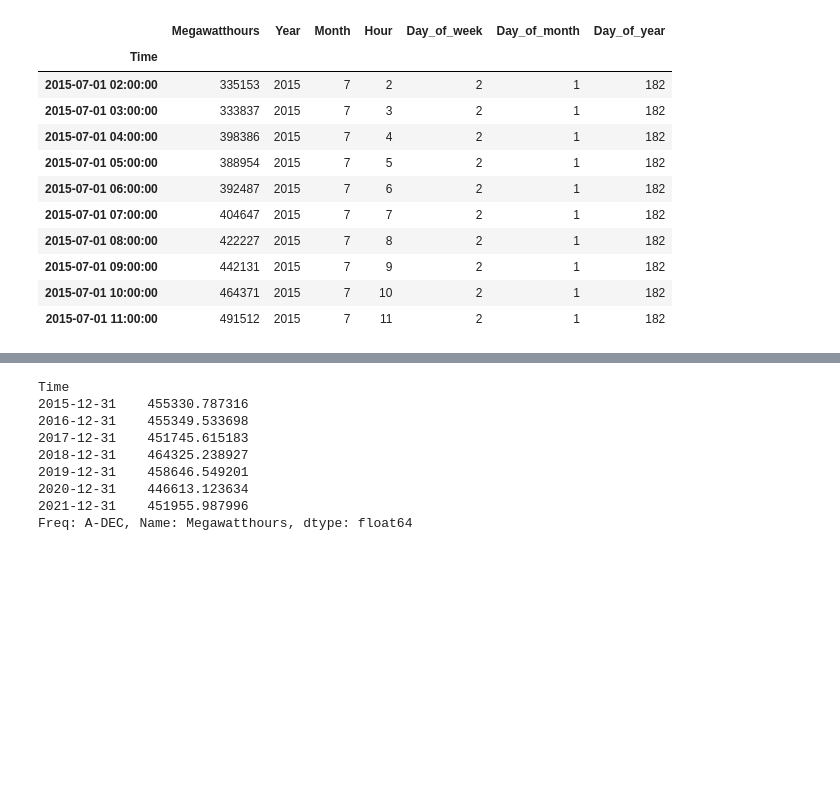
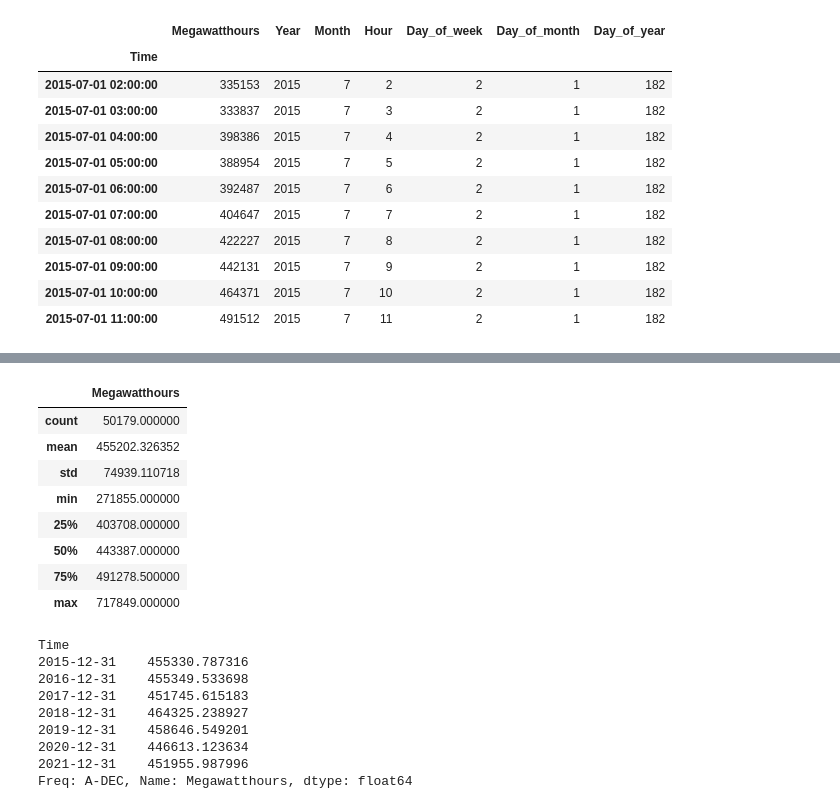
Before and after one commit to ryan-blauwaert/energy_forecasting, a Jupyter notebook: notebooks/EDA.ipynb, the cells around one changed output, grey strips where cells are left out. Drawn from its saved outputs; the diff is of its cells as text; code cells hidden in the pictures; blank space fills up the shorter version.

Commit message:
README introduction and additional tables

```diff
--- a/notebooks/EDA.ipynb
+++ b/notebooks/EDA.ipynb
@@ -92,4 +97,6 @@ national_demand.head(10)
 # %%
 mwh = pd.Series(national_demand['Megawatthours'])
 mwh
+mwh_df = pd.DataFrame(mwh)
+mwh_df.describe()
 # %% [output]
@@ -113,3 +103,12 @@ Name: Megawatthours, Length: 50179, dtype: int64
+|  | Megawatthours |
+| count | 50179.000000 |
+| mean | 455202.326352 |
+| std | 74939.110718 |
+| min | 271855.000000 |
+| 25% | 403708.000000 |
+| 50% | 443387.000000 |
+| 75% | 491278.500000 |
+| max | 717849.000000 |
 # %%
 annual_means = mwh.resample('Y').mean()
 annual_means
```
Also changed, not shown: parts of 2 cells of this notebook, 3 other files.
